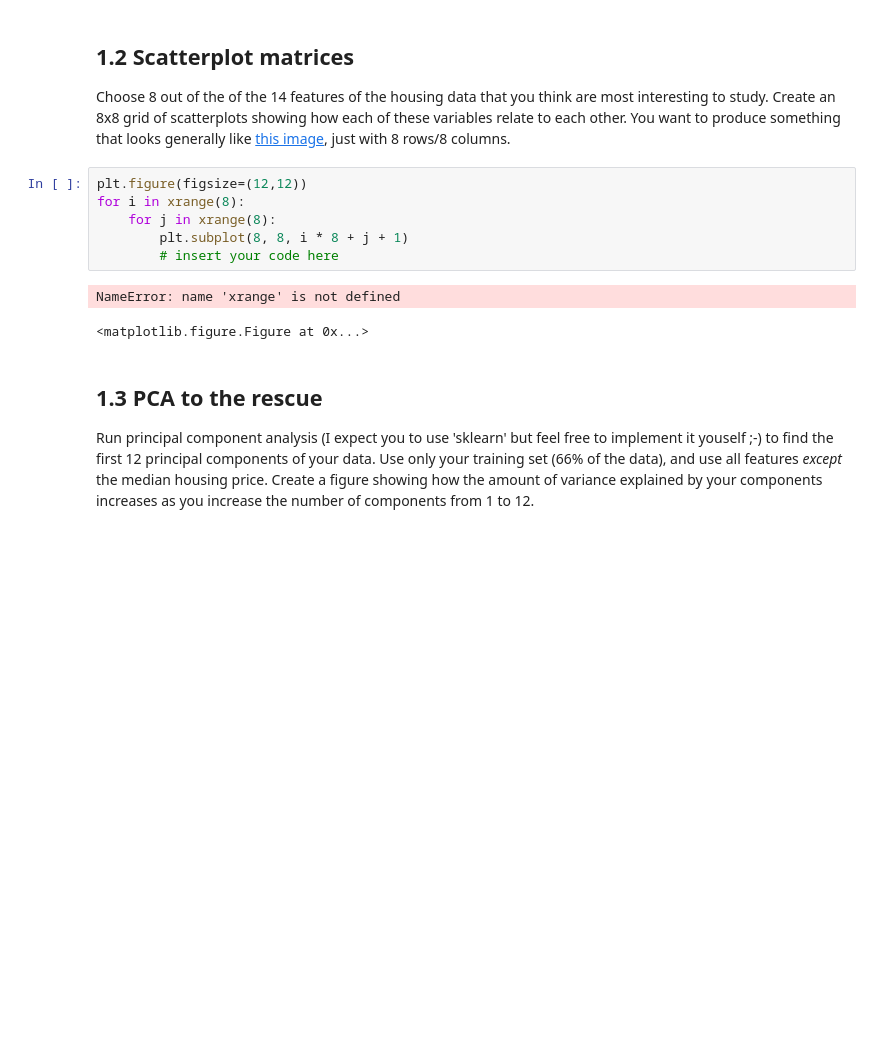
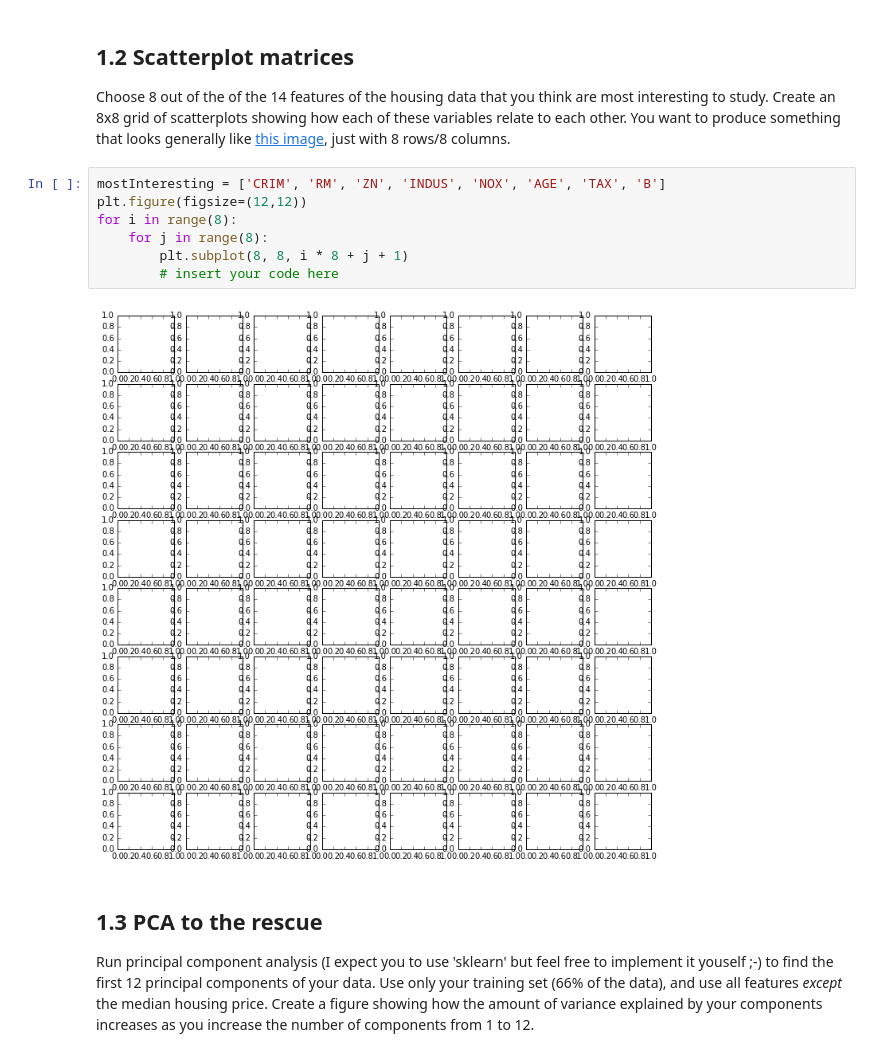
Before and after one commit to Karvi95/371, a Jupyter notebook: KRISHNAMOORTHY_ARVINDRAM-PS5.ipynb, the cells around one changed output. Drawn from its saved outputs; the diff is of its cells as text; blank space fills up the shorter version.

```diff
--- a/KRISHNAMOORTHY_ARVINDRAM-PS5.ipynb
+++ b/KRISHNAMOORTHY_ARVINDRAM-PS5.ipynb
@@ -107,14 +107,14 @@ Testing RMSE:  22.913189333
 
 Choose 8 out of the of the 14 features of the housing data that you think are most interesting to study.  Create an 8x8 grid of scatterplots showing how each of these variables relate to each other.  You want to produce something that looks generally like [this image](https://learningomics.files.wordpress.com/2013/01/trees.png), just with 8 rows/8 columns.
 # %%
+mostInteresting = ['CRIM', 'RM', 'ZN', 'INDUS', 'NOX', 'AGE', 'TAX', 'B']
 plt.figure(figsize=(12,12))
-for i in xrange(8):
-    for j in xrange(8):
+for i in range(8):
+    for j in range(8):
         plt.subplot(8, 8, i * 8 + j + 1)
         # insert your code here
 # %% [output]
-NameError: name 'xrange' is not defined
-<matplotlib.figure.Figure at 0x...>
+[figure, added]
 # %% [markdown]
 ## 1.3 PCA to the rescue
 
```
Also changed, not shown: parts of 6 cells of this notebook.
